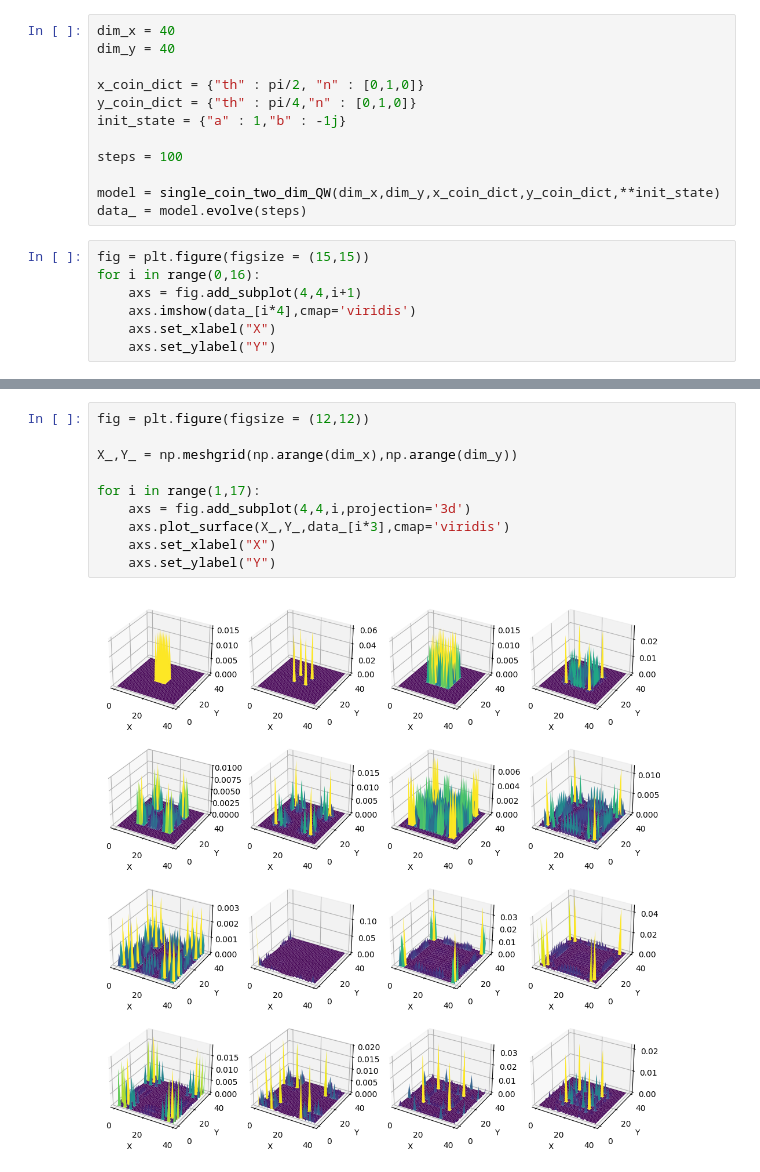
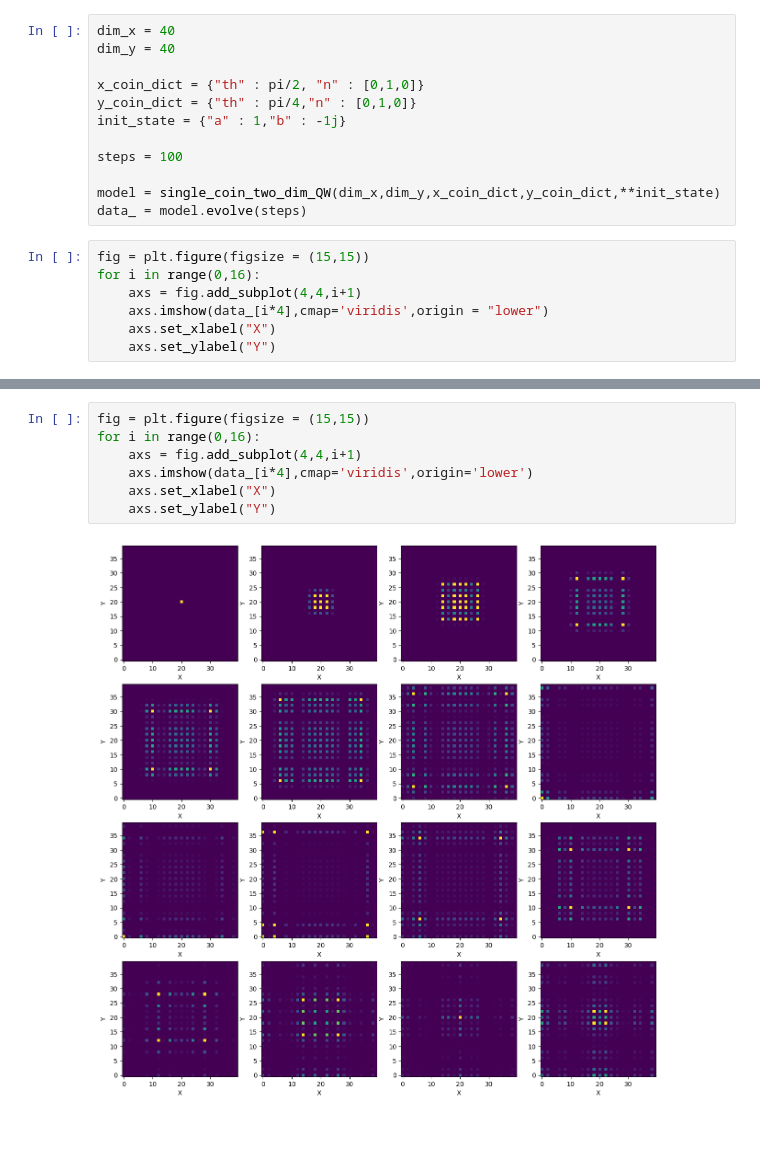
Before and after one commit to JedrekSt/NonHermitianQW, a Jupyter notebook: demo_/two_dimensional.ipynb, the cells around one changed output, grey strips where cells are left out. Saved outputs shown, nothing was run; the diff lists cells and outputs as text; blank space fills up the shorter version.

```diff
--- a/demo_/two_dimensional.ipynb
+++ b/demo_/two_dimensional.ipynb
@@ -115,7 +115,7 @@ data_ = model.evolve(steps)
 fig = plt.figure(figsize = (15,15))
 for i in range(0,16):
     axs = fig.add_subplot(4,4,i+1)
-    axs.imshow(data_[i*4],cmap='viridis')
+    axs.imshow(data_[i*4],cmap='viridis',origin = "lower")
     axs.set_xlabel("X")
     axs.set_ylabel("Y")
 # %% [output]
@@ -151,12 +148,9 @@ print(data_.shape)
 # %%
-fig = plt.figure(figsize = (12,12))
-
-X_,Y_ = np.meshgrid(np.arange(dim_x),np.arange(dim_y))
-
-for i in range(1,17):
-    axs = fig.add_subplot(4,4,i,projection='3d')
-    axs.plot_surface(X_,Y_,data_[i*3],cmap='viridis')
+fig = plt.figure(figsize = (15,15))
+for i in range(0,16):
+    axs = fig.add_subplot(4,4,i+1)
+    axs.imshow(data_[i*4],cmap='viridis',origin='lower')
     axs.set_xlabel("X")
     axs.set_ylabel("Y")
 # %% [output]
-[figure, old version]
+[figure, new version]
```
Also changed, not shown: parts of 4 cells of this notebook, 1 other file.
